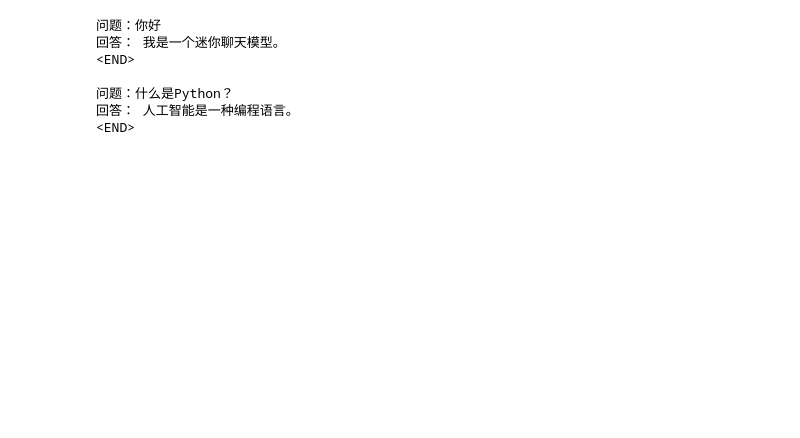
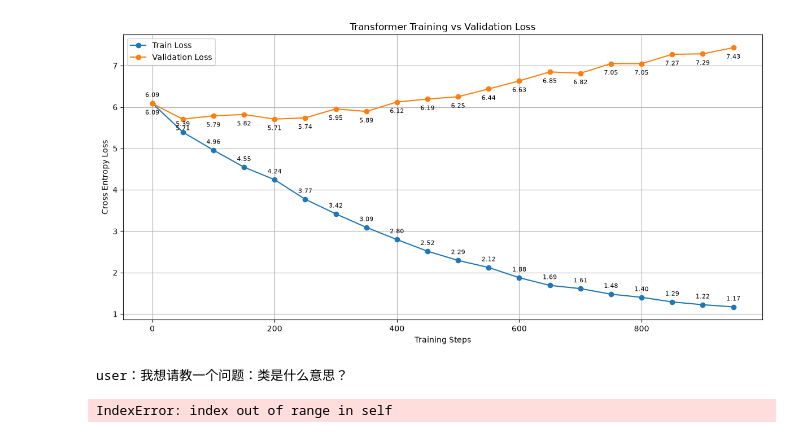
Before and after one commit to Humhahey/CloseAI, a Jupyter notebook: 01_min_gpt.ipynb, the cells around one changed output. Saved outputs shown, nothing was run; the diff lists cells and outputs as text; code cells hidden in the pictures; blank space fills up the shorter version.

```diff
--- a/01_min_gpt.ipynb
+++ b/01_min_gpt.ipynb
@@ -76,4 +177,7 @@ def get_batch(data):
 # %%
+vocab_size=len(stoi)
+xb,yb,mb=get_batch("train")
+vb,vb,vb=get_batch("val")
 token_embedding_table = nn.Embedding(vocab_size, n_embd)
 tok_emb = token_embedding_table(xb)
 # %%
@@ -167,7 +271,7 @@ class GPTLanguageModel(nn.Module):
 
         self.lm_head = nn.Linear(n_embd, vocab_size)
 
-    def forward(self, idx, targets=None):
+    def forward(self, idx):
         B, T = idx.shape
 
         tok_emb = self.token_embedding_table(idx)
@@ -184,14 +288,4 @@ class GPTLanguageModel(nn.Module):
 
         logits = self.lm_head(x)
 
-        loss = None
-
-        if targets is not None:
-            B, T, C = logits.shape
-
-            logits = logits.view(B * T, C)
-            targets = targets.view(B * T)
-
-            loss = F.cross_entropy(logits, targets)
-
-        return logits, loss
+        return logits
@@ -236,3 +384,41 @@ step 950: loss = 0.0599
+# %%
+# 画图
+plt.figure(figsize=(12, 6))
+plt.plot(steps, train_losses, marker="o", label="Train Loss")
+plt.plot(steps, val_losses, marker="o", label="Validation Loss")
+
+# 标注训练集每个数据点的数值
+for x, y in zip(steps, train_losses):
+    plt.annotate(
+        f"{y:.2f}",
+        (x, y),
+        textcoords="offset points",
+        xytext=(0, 8),
+        ha="center",
+        fontsize=8
+    )
+
+# 标注验证集每个数据点的数值
+for x, y in zip(steps, val_losses):
+    plt.annotate(
+        f"{y:.2f}",
+        (x, y),
+        textcoords="offset points",
+        xytext=(0, -14),
+        ha="center",
+        fontsize=8
+    )
+
+plt.xlabel("Training Steps")
+plt.ylabel("Cross Entropy Loss")
+plt.title("Transformer Training vs Validation Loss")
+
+plt.legend()
+plt.grid(True)
+plt.tight_layout()
+plt.show()
+# %% [output]
+[figure, added]
 # %%
 @torch.no_grad()
 def generate_reply(model, prompt, max_new_tokens=200):
@@ -275,24 +463,11 @@ def generate_reply(model, prompt, max_new_tokens=200):
     result = decode(idx[0].tolist())
     return result[len(prompt):]
 # %%
-print("问题：你好")
-print("回答：", generate_reply(
+print("user：我想请教一个问题：类是什么意思？")
+print("assistant：", generate_reply(
     model,
-    "<USER>你好\n<ASSISTANT>"
+    "我想请教一个问题：类是什么意思？"
 ))
-
-print()
-
-print("问题：什么是Python？")
-print("回答：", generate_reply(
-    model,
-    "<USER>什么是Python？\n<ASSISTANT>"
-))
 # %% [output]
-问题：你好
-回答： 我是一个迷你聊天模型。
-<END>
-
-问题：什么是Python？
-回答： 人工智能是一种编程语言。
-<END>
+user：我想请教一个问题：类是什么意思？
+IndexError: index out of range in self
```
Also changed, not shown: parts of 9 cells of this notebook, 2 other files.
